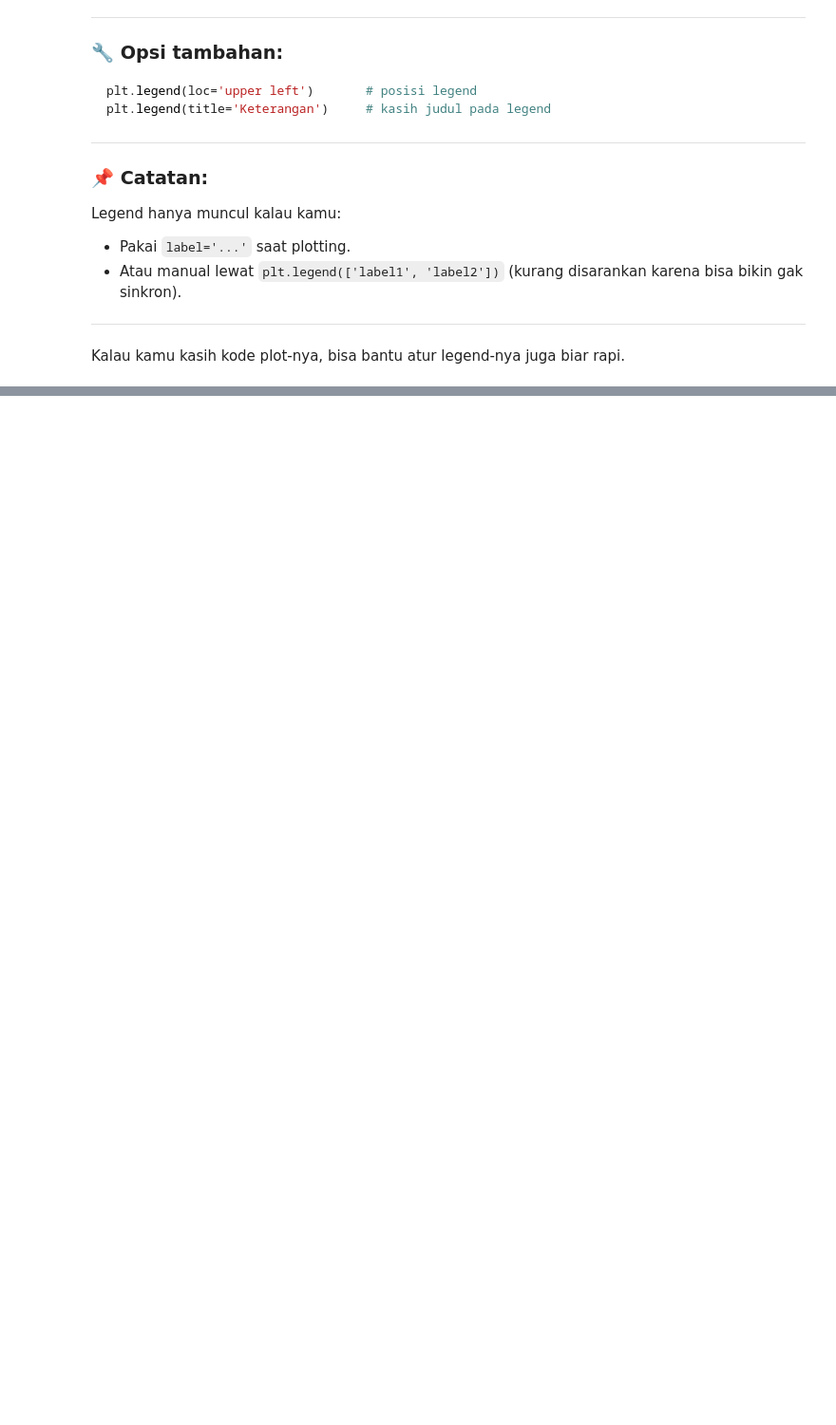
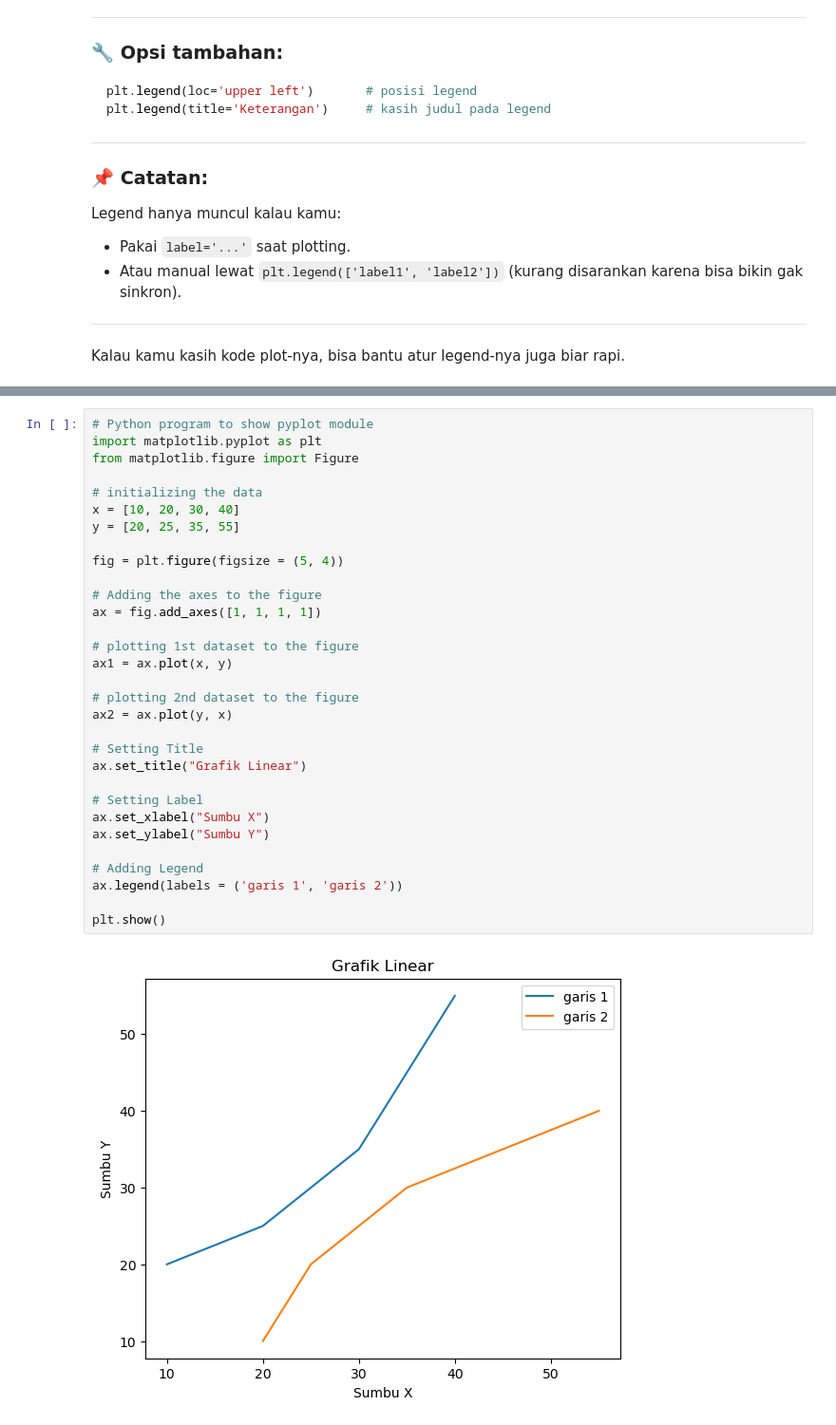
Before and after one commit to TurmaeUrsorum/belajar-piton, a Jupyter notebook: 11. Data Visualization Matplotlib/matplotlib.ipynb, the cells around one changed output, grey strips where cells are left out. Shown at 95% size. Cells and saved outputs as stored; diff of their text form; blank space fills up the shorter version.

```diff
--- a/11. Data Visualization Matplotlib/matplotlib.ipynb
+++ b/11. Data Visualization Matplotlib/matplotlib.ipynb
@@ -398,0 +609,33 @@ plt.show()
+# %%
+# Python program to show pyplot module
+import matplotlib.pyplot as plt
+from matplotlib.figure import Figure
+
+# initializing the data
+x = [10, 20, 30, 40]
+y = [20, 25, 35, 55]
+
+fig = plt.figure(figsize = (5, 4))
+
+# Adding the axes to the figure
+ax = fig.add_axes([1, 1, 1, 1])
+
+# plotting 1st dataset to the figure
+ax1 = ax.plot(x, y)
+
+# plotting 2nd dataset to the figure
+ax2 = ax.plot(y, x)
+
+# Setting Title
+ax.set_title("Grafik Linear")
+
+# Setting Label
+ax.set_xlabel("Sumbu X")
+ax.set_ylabel("Sumbu Y")
+
+# Adding Legend
+ax.legend(labels = ('garis 1', 'garis 2'))
+
+plt.show()
+# %% [output]
+[figure, added]
```
Also changed, not shown: parts of 16 cells of this notebook.
